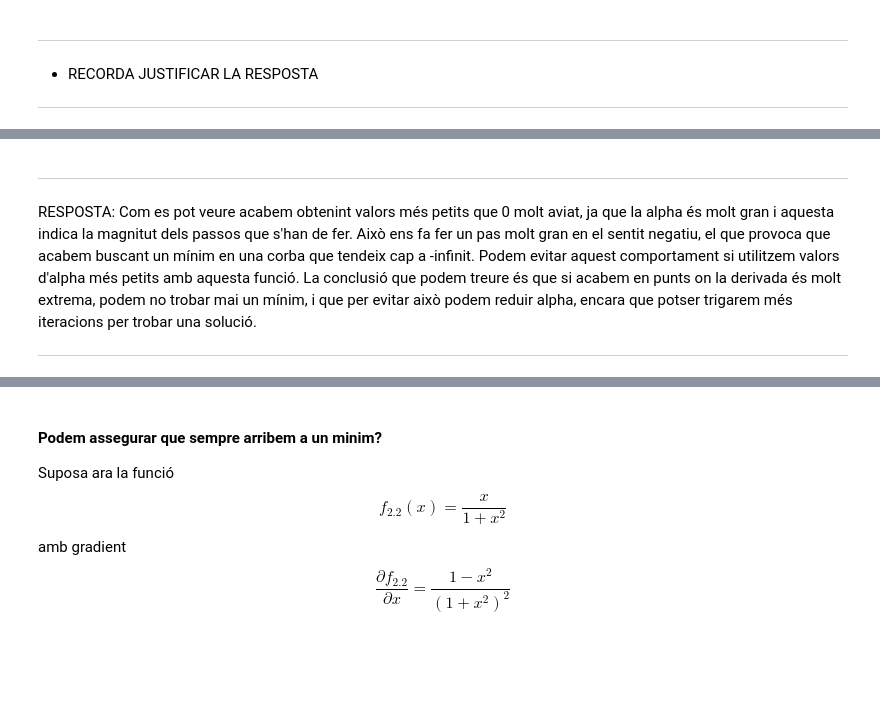
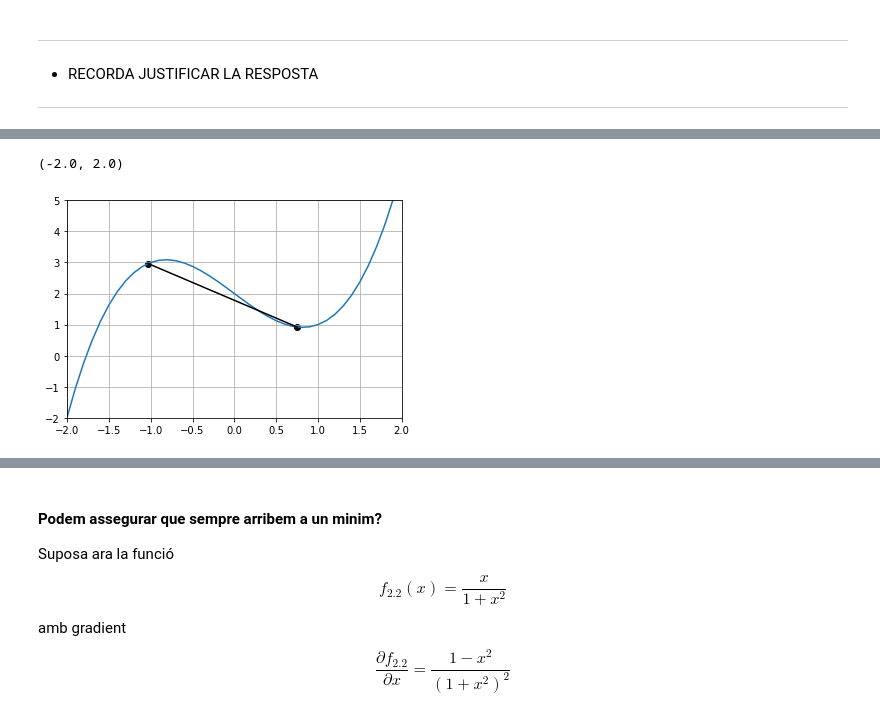
Before and after one commit to mariapepu/TNUI, a Jupyter notebook: TNUI P3/P1_FindMinimum-Student.ipynb, the cells around one changed output, grey strips where cells are left out. Drawn from its saved outputs; the diff is of its cells as text; code cells hidden in the pictures; blank space fills up the shorter version.

```diff
--- a/TNUI P3/P1_FindMinimum-Student.ipynb
+++ b/TNUI P3/P1_FindMinimum-Student.ipynb
@@ -160,9 +160,12 @@ fig.gca().set_xlim([-2, 2])
-# %% [markdown]
-<hr />
-
-
-RESPOSTA:
-Com es pot veure acabem obtenint valors més petits que 0 molt aviat, ja que  la alpha és molt gran i aquesta indica la magnitut dels passos que s'han de fer. Això ens fa fer un pas molt gran en el sentit negatiu, el que provoca que acabem buscant un mínim en una corba que tendeix cap a -infinit. Podem evitar aquest comportament si utilitzem valors d'alpha més petits amb aquesta funció. La conclusió que podem treure és que si acabem en punts on la derivada és molt extrema, podem no trobar mai un mínim, i que per evitar això podem reduir alpha, encara que potser trigarem més iteracions per trobar una solució.
-
-
-<hr />
+# %%
+X = np.arange(-20, 20, 0.1)
+x0 = 0.75
+points, minimum = gradient_descend_1d(df2, x0, -5.7, max_iters=1)
+
+fig = plt.figure()
+plot_gradient_descend_1d(f2, X, points, minimum, fig)
+fig.gca().set_ylim([-2, 5])
+fig.gca().set_xlim([-2, 2])
+# %% [output]
+(-2.0, 2.0)
+[figure, added]
```
Also changed, not shown: parts of 9 cells of this notebook, 5 other files.
